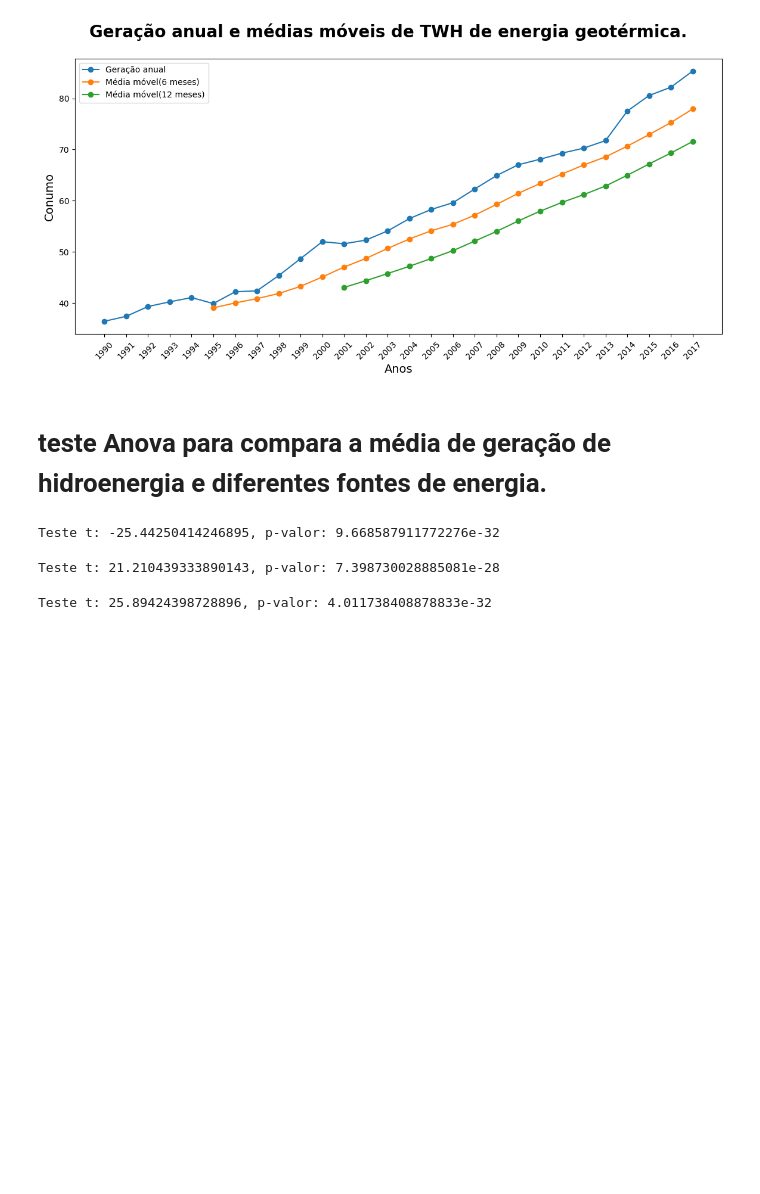
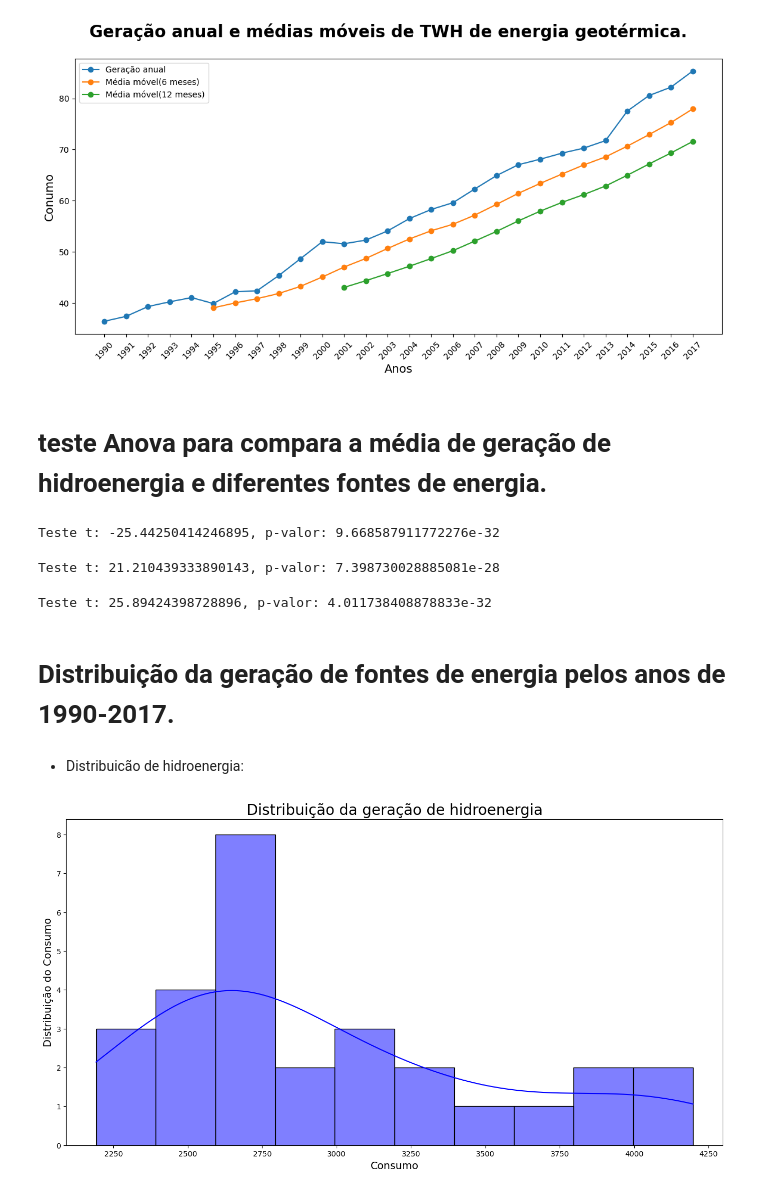
Before and after one commit to DanielMF14/analise_TWH_Continentes, a Jupyter notebook: Consumo_Energia_Renovavel.ipynb, the cells around one changed output. Saved outputs shown, nothing was run; the diff lists cells and outputs as text; code cells hidden in the pictures; blank space fills up the shorter version.

Commit message:
Projeto fontes de energia

```diff
--- a/Consumo_Energia_Renovavel.ipynb
+++ b/Consumo_Energia_Renovavel.ipynb
@@ -269,3 +269,21 @@ t_stat,p_valor = scipy.stats.ttest_ind(df_ER['Hydro(TWh)'], df_ER['Geothermal (T
 print(f'Teste t: {t_stat}, p-valor: {p_valor}')
 # %% [output]
 Teste t: 25.89424398728896, p-valor: 4.011738408878833e-32
+# %% [markdown]
+# Distribuição da geração de fontes de energia pelos anos de 1990-2017.
+# %% [markdown]
+* Distribuicão de hidroenergia:
+# %%
+# Plotando o gráfico de distrbuição:
+plt.figure(figsize=(16,8))
+sns.histplot(df_Hydro, bins=10, kde=True, color='blue')
+
+# Rotulos:
+plt.title('Distribuição da geração de hidroenergia', fontsize=20)
+plt.xlabel('Consumo', fontsize=14)
+plt.ylabel('Distribuição do Consumo', fontsize=14)
+
+# Plotar gráfico:
+plt.show()
+# %% [output]
+[figure, added]
```
Also changed, not shown: parts of 14 cells of this notebook.
